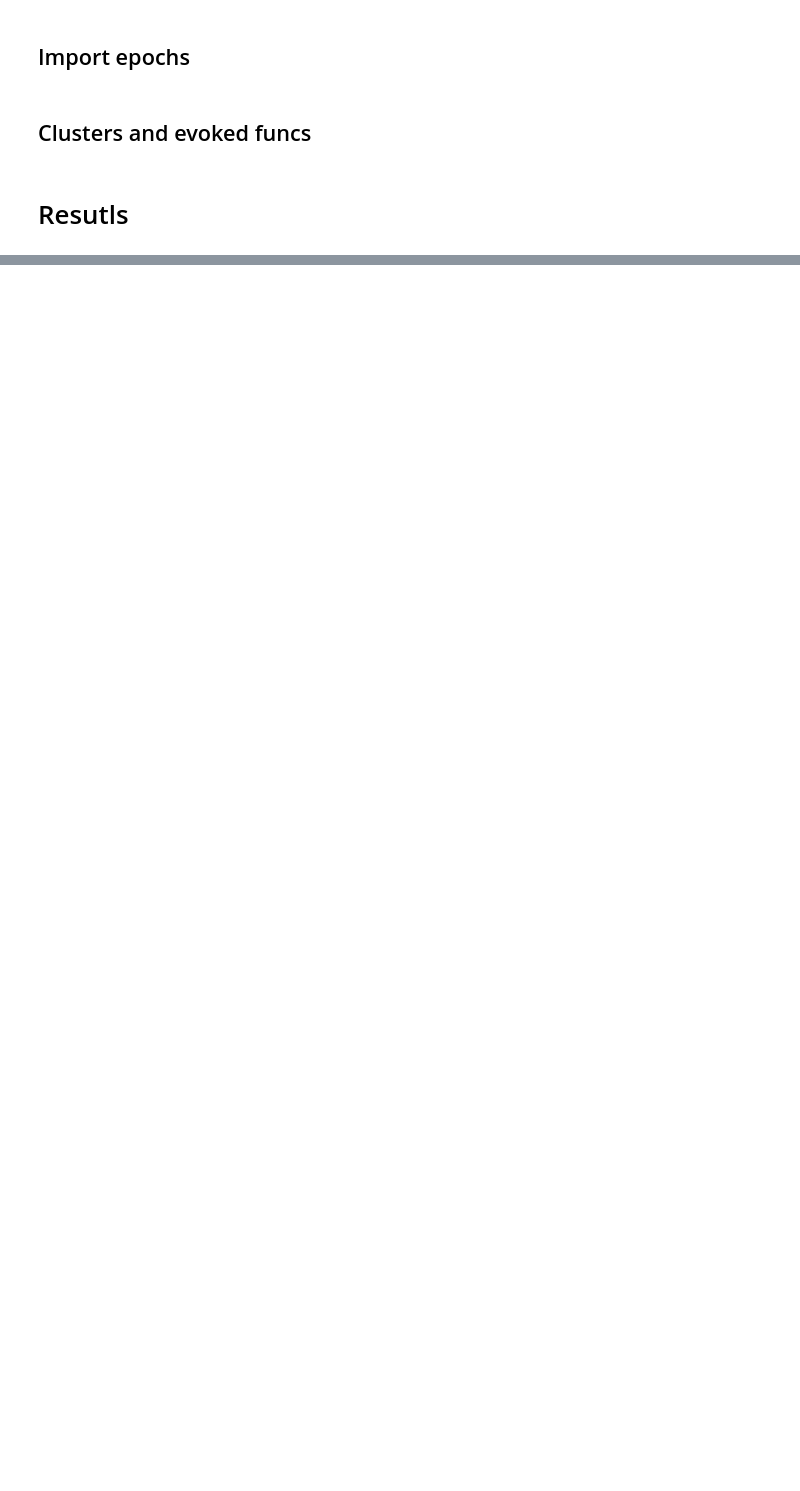
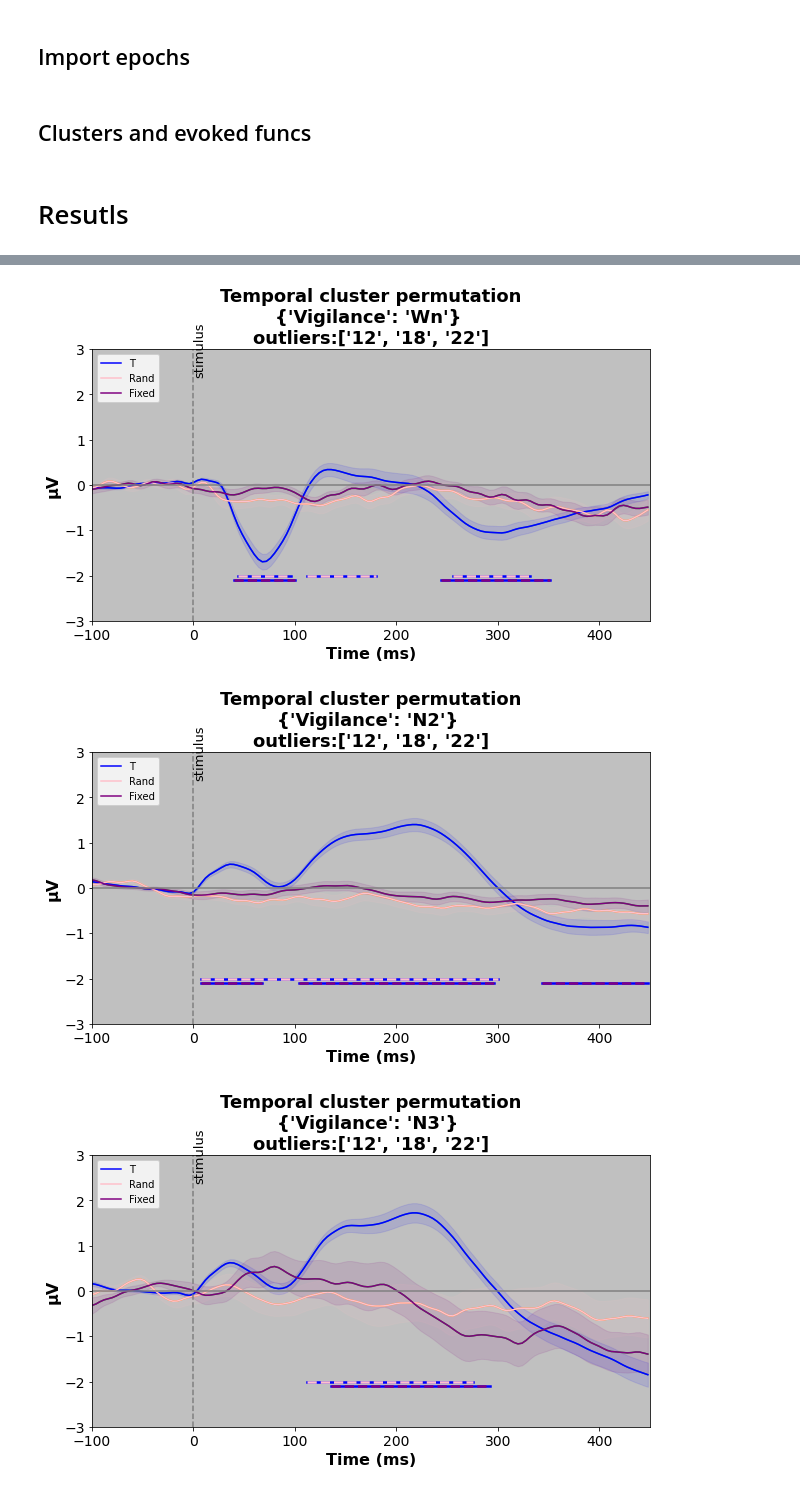
Before and after one commit to YakimS/PE_Omission-Anat, a Jupyter notebook: ClusterPermutation_erp.ipynb, the cells around one changed output, grey strips where cells are left out. Saved outputs shown, nothing was run; the diff lists cells and outputs as text; code cells hidden in the pictures; blank space fills up the shorter version.

```diff
--- a/ClusterPermutation_erp.ipynb
+++ b/ClusterPermutation_erp.ipynb
@@ -244,0 +395,28 @@ contrasts_sep_colors = ['blue', 'orange', 'green', 'red']
+# %%
+contrasts = [['T','Rand'],['T','Fixed'],['Rand','Fixed']]
+contrastsColors = [ ['blue', 'pink'], ['blue', 'purple'],['purple', 'pink']]
+contrastTypeName = 'TOA_cond'
+contrast_seperateVal = ['T','Rand','Fixed']
+contrasts_sep_colors = ['blue','pink','purple']
+
+for vigilance in cfg['vigi_states']:
+    filters= {'Vigilance':vigilance}
+    filters_string = f"{filters}"
+
+    ### get df cluster info
+    with io.capture_output() as captured: # suppress output
+        cluster_res = getClustersPerConditions(time0_i,contrastTypeName,contrasts,filters)
+        all_clust_df, sig_clust_df = get_clusters_dfs(contrasts,times[time0_i:],cluster_res)
+        display(all_clust_df)
+        display(sig_clust_df)
+
+    ### plot clusters
+    fig,ax1 = plt.subplots(1, 1, figsize=(10, 5))
+    ax1 = get_evokedPerCond_ax(ax1, allEvents_df, contrastTypeName, contrast_seperateVal, filters, contrasts_sep_colors)
+    get_contrasts_ax(ax1, contrasts, contrastsColors,cluster_res)
+    applyDesign(fig,ax1,f'Temporal cluster permutation\n{filters_string} \noutliers:{cfg["outlier_subs"]}')
+    plt.savefig(f'{fig_output_dir}/{vigilance}_allValidSubs_perTOACond_5CentElect.png')
+# %% [output]
+[figure, added]
+[figure, added]
+[figure, added]
```
Also changed, not shown: parts of 9 cells of this notebook, 2 other files.
